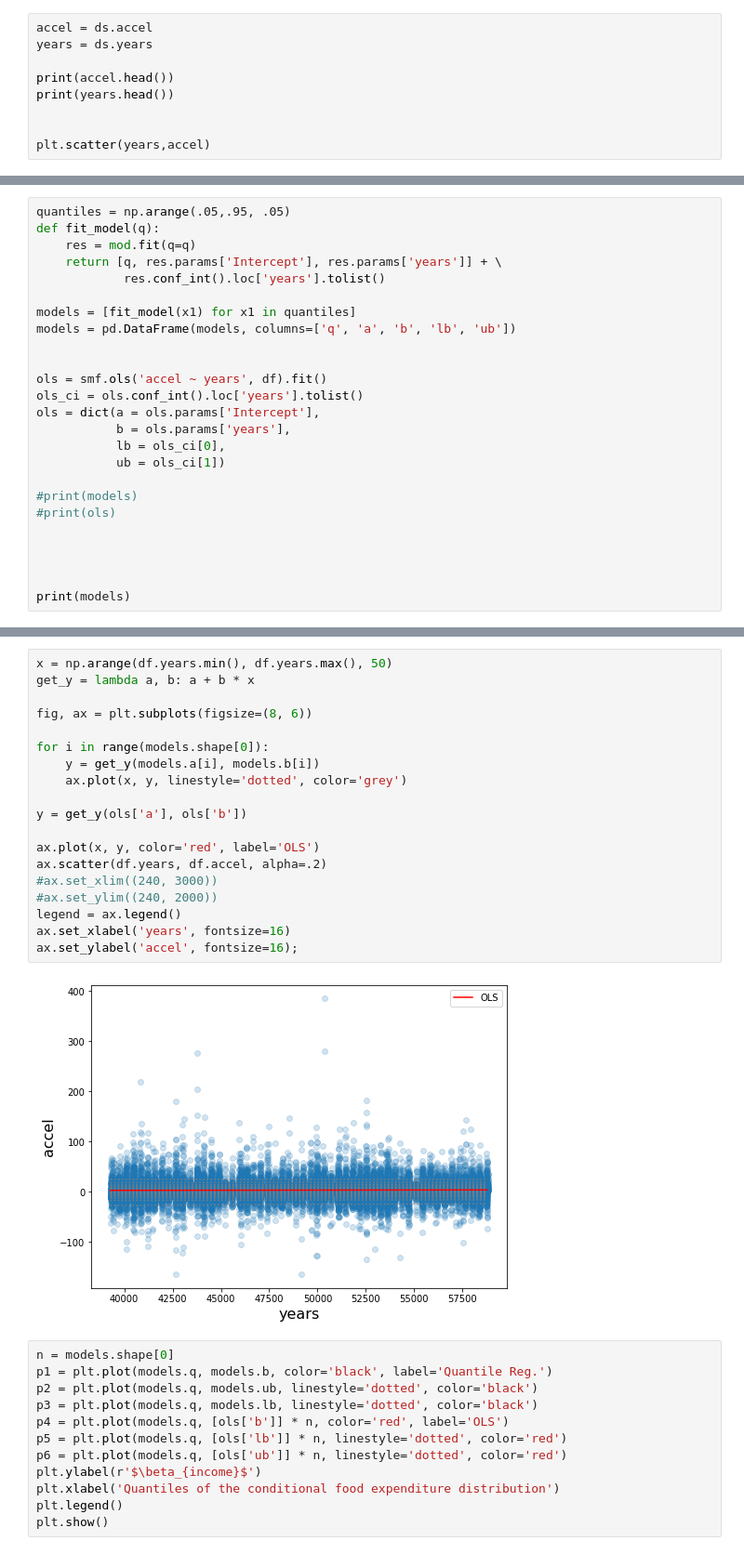
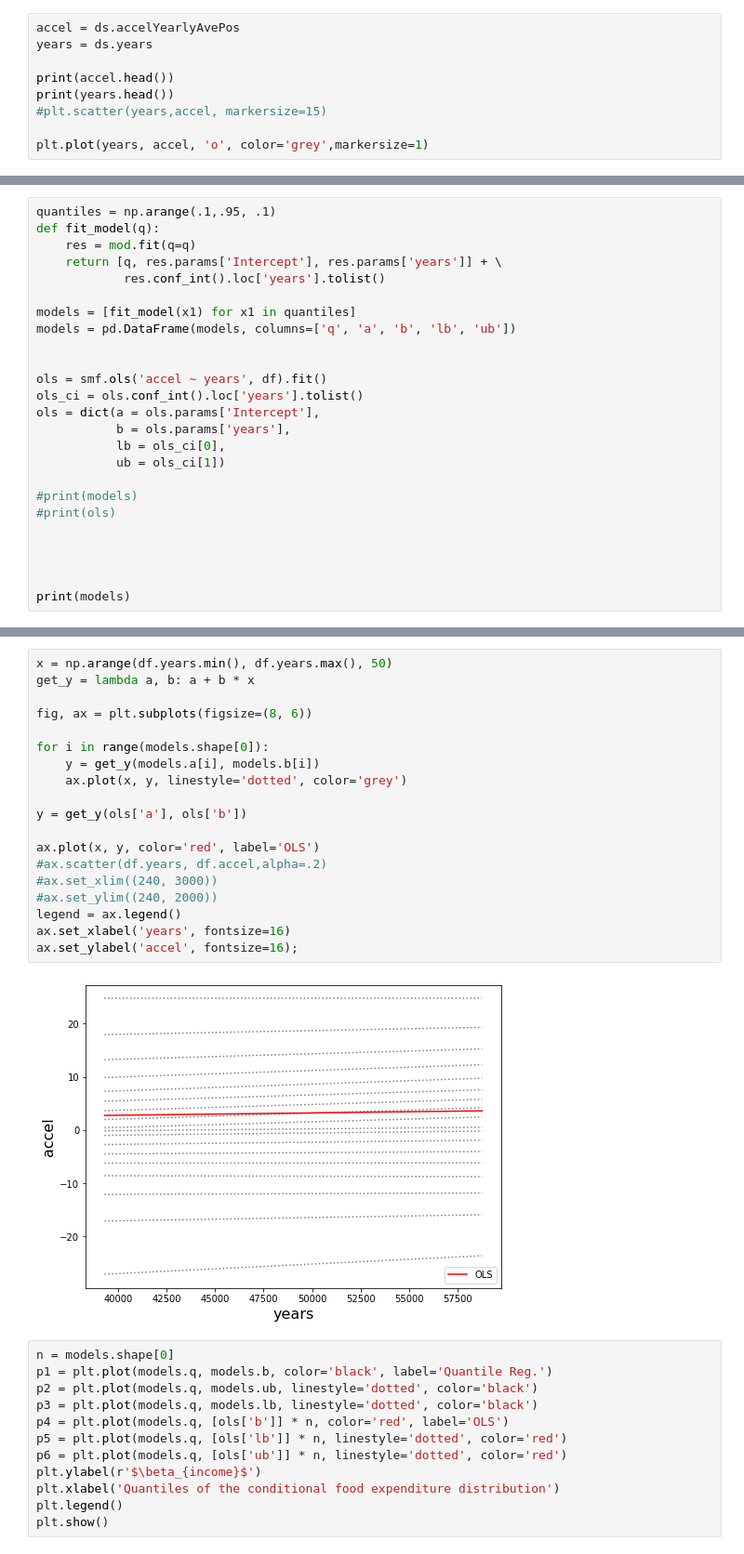
Before and after one commit to aiyyer/tcaccel, a Jupyter notebook: trend/python/Untitled.ipynb, the cells around one changed output, grey strips where cells are left out. Shown: that part at 93% size. Drawn from its saved outputs; the diff is of its cells as text.

```diff
--- a/trend/python/Untitled.ipynb
+++ b/trend/python/Untitled.ipynb
@@ -25,10 +29,10 @@ Data variables:
 # %%
-accel = ds.accel
+accel = ds.accelYearlyAvePos
 years = ds.years
 
 print(accel.head())
 print(years.head())
+#plt.scatter(years,accel, markersize=15)
 
-
-plt.scatter(years,accel)
+plt.plot(years, accel, 'o', color='grey',markersize=1)
 # %% [output]
@@ -86,5 +99,5 @@ strong multicollinearity or other numerical problems.
 # %%
-quantiles = np.arange(.05,.95, .05)
+quantiles = np.arange(.1,.95, .1)
 def fit_model(q):
     res = mod.fit(q=q)
     return [q, res.params['Intercept'], res.params['years']] + \
@@ -131,24 +135,24 @@ print(models)
 # %%
 x = np.arange(df.years.min(), df.years.max(), 50)
 get_y = lambda a, b: a + b * x
 
 fig, ax = plt.subplots(figsize=(8, 6))
 
 for i in range(models.shape[0]):
     y = get_y(models.a[i], models.b[i])
     ax.plot(x, y, linestyle='dotted', color='grey')
 
 y = get_y(ols['a'], ols['b'])
 
 ax.plot(x, y, color='red', label='OLS')
-ax.scatter(df.years, df.accel, alpha=.2)
+#ax.scatter(df.years, df.accel,alpha=.2)
 #ax.set_xlim((240, 3000))
 #ax.set_ylim((240, 2000))
 legend = ax.legend()
 ax.set_xlabel('years', fontsize=16)
 ax.set_ylabel('accel', fontsize=16);
 # %% [output]
-[figure, old version]
+[figure, new version]
 # %%
 n = models.shape[0]
 p1 = plt.plot(models.q, models.b, color='black', label='Quantile Reg.')
```
Also changed, not shown: parts of 6 cells of this notebook, 14 other files.
